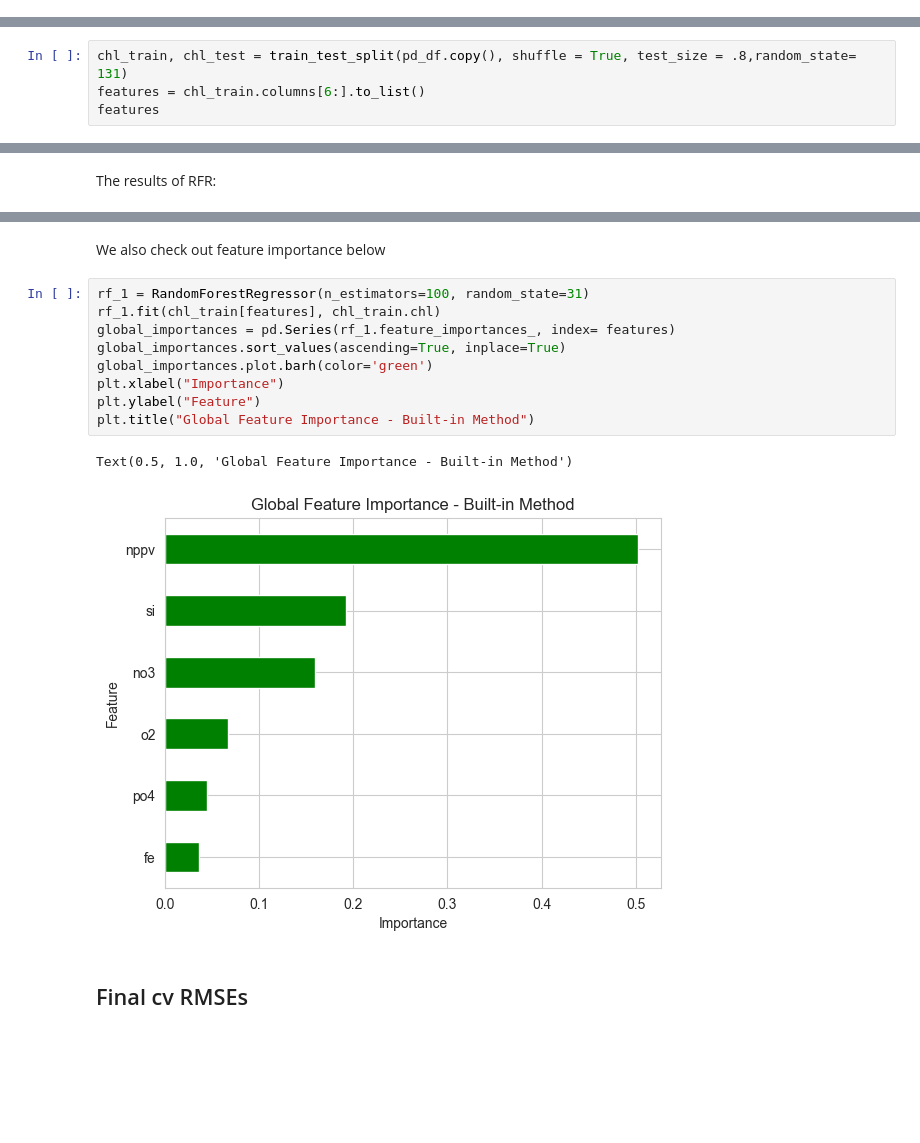
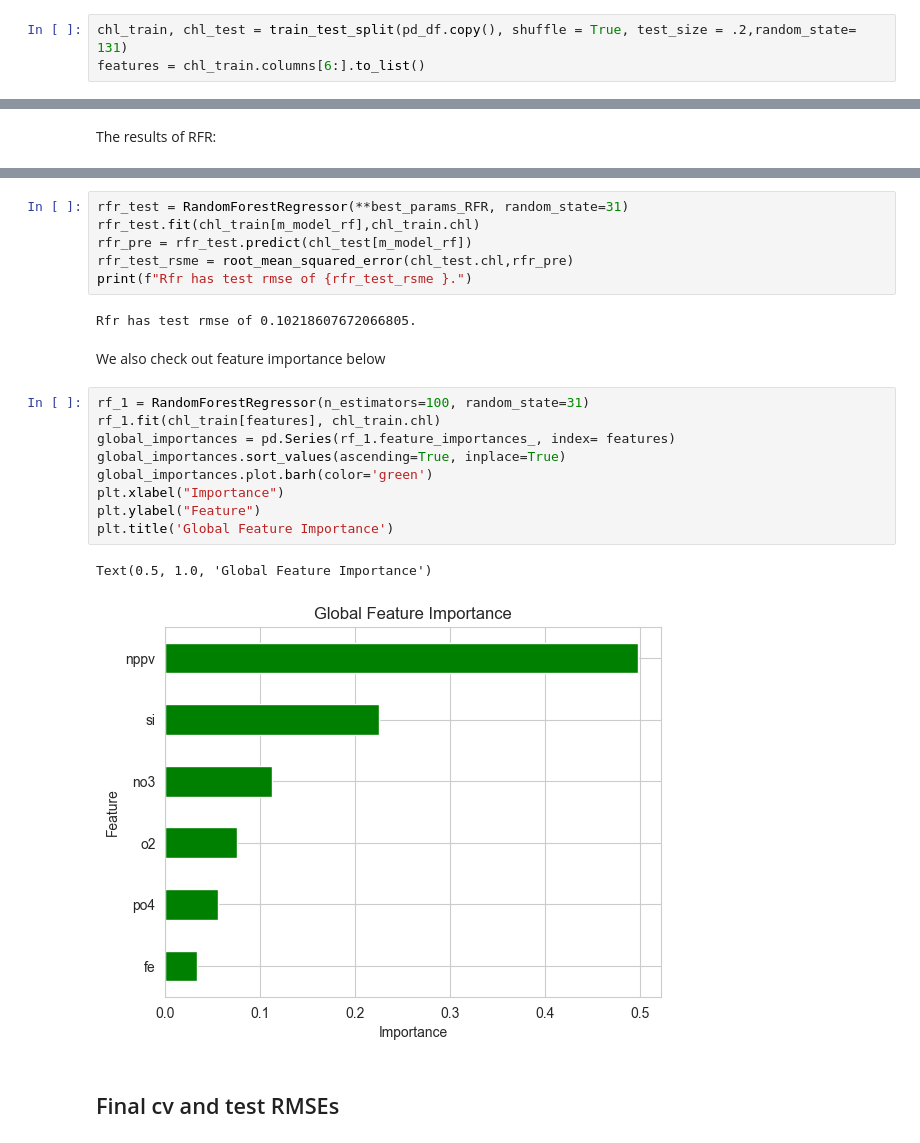
Before and after one commit to ingridasemenec/wonderpusoctopus, a Jupyter notebook: deniz/eda.ipynb, the cells around one changed output, grey strips where cells are left out. Saved outputs shown, nothing was run; the diff lists cells and outputs as text; blank space fills up the shorter version.

Commit message:
added shap and test rmse results to eda

```diff
--- a/eda_deniz.ipynb
+++ b/deniz/eda.ipynb
@@ -73,11 +82,10 @@ import numpy as np
 from sklearn.linear_model import Lasso
 from sklearn.preprocessing import StandardScaler
 from sklearn.model_selection import train_test_split
+# %%
+chl_train, chl_test = train_test_split(pd_df.copy(), shuffle = True, test_size = .2,random_state= 131)
+features = chl_train.columns[6:].to_list()
 # %% [markdown]
 ### Lasso regression
 # %% [markdown]
 We start with the Lasso and see the feature importance for the feature set. For this first create train-test split using the feature set `['fe', 'no3', 'po4', 'si', 'nppv', 'o2']`. Note that we threw away `phyc`.
-# %%
-chl_train, chl_test = train_test_split(pd_df.copy(), shuffle = True, test_size = .8,random_state= 131)
-features = chl_train.columns[6:].to_list()
-features
@@ -377,19 +469,27 @@ and had an avg cv rmse of, 0.13101105067212787
+# %%
+rfr_test = RandomForestRegressor(**best_params_RFR, random_state=31)
+rfr_test.fit(chl_train[m_model_rf],chl_train.chl)
+rfr_pre = rfr_test.predict(chl_test[m_model_rf])
+rfr_test_rsme = root_mean_squared_error(chl_test.chl,rfr_pre)
+print(f"Rfr has test rmse of {rfr_test_rsme }.")
+# %% [output]
+Rfr has test rmse of 0.10218607672066805.
 # %% [markdown]
 We also check out feature importance below
 # %%
 rf_1 = RandomForestRegressor(n_estimators=100, random_state=31)
 rf_1.fit(chl_train[features], chl_train.chl)
 global_importances = pd.Series(rf_1.feature_importances_, index= features)
 global_importances.sort_values(ascending=True, inplace=True)
 global_importances.plot.barh(color='green')
 plt.xlabel("Importance")
 plt.ylabel("Feature")
-plt.title("Global Feature Importance - Built-in Method")
+plt.title('Global Feature Importance')
 # %% [output]
-Text(0.5, 1.0, 'Global Feature Importance - Built-in Method')
+Text(0.5, 1.0, 'Global Feature Importance')
-[figure, old version]
+[figure, new version]
 # %% [markdown]
-## Final cv RMSEs
+## Final cv and test RMSEs
 # %%
 pd.DataFrame({'Model':['Baseline (average)','Linear Regression','XgBoost','SVR','Random Forest']
               , 'cv RMSE':[base_av_rmse,m_model_lr_rmse,m_model_xg_rmse,m_model_svr_rmse,m_model_rf_rmse]
```
Also changed, not shown: parts of 42 cells of this notebook, 1 other file.
